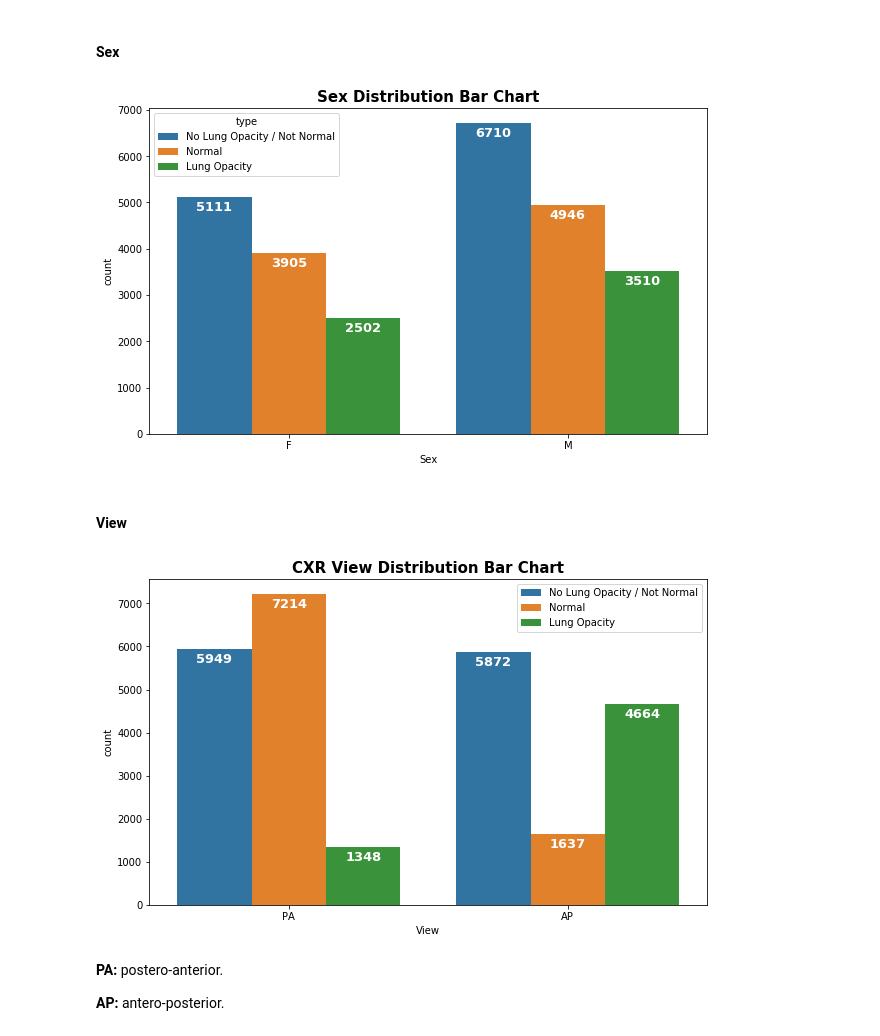
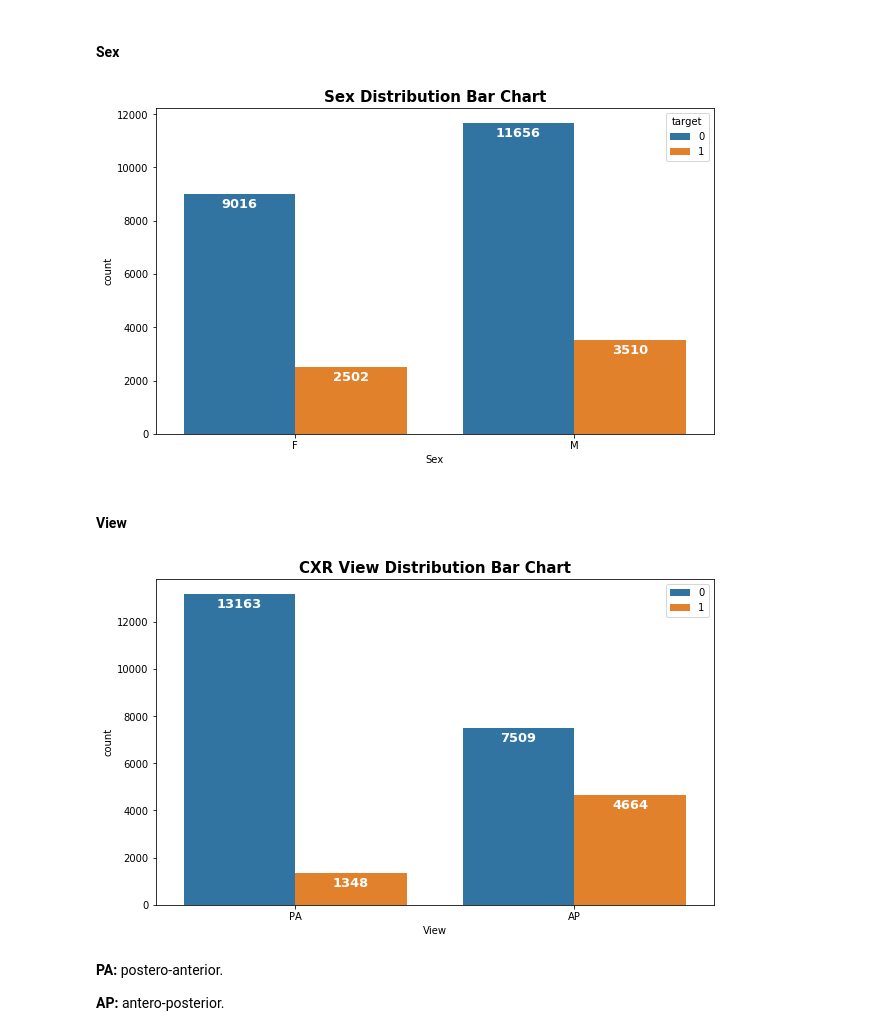
Before and after one commit to EiroaMD/final_project_IH_pneumonia, a Jupyter notebook: 3_EDA.ipynb, the cells around one changed output. Drawn from its saved outputs; the diff is of its cells as text; code cells hidden in the pictures.

```diff
--- a/3_EDA.ipynb
+++ b/3_EDA.ipynb
@@ -346,7 +354,7 @@ Two solutions that can be tried are the following:
 # %%
 plt.figure(figsize=(10,6))
 
-sex_bar = sns.countplot('sex', data=labels, hue='type')
+sex_bar = sns.countplot('sex', data=labels, hue='target')
 for p in sex_bar.patches:
     sex_bar.annotate(format(p.get_height()),
                 (p.get_x() + p.get_width() / 2., p.get_height()),
@@ -361,29 +369,29 @@ plt.title('Sex Distribution' + ' Bar Chart', fontsize=15, fontweight=700)
 
 plt.show()
 # %% [output]
-[figure, old version]
+[figure, new version]
 # %% [markdown]
 #### View
 # %%
 plt.figure(figsize=(10,6))
 
-view_bar = sns.countplot('view', data=labels, hue='type')
+view_bar = sns.countplot('view', data=labels, hue='target')
 for p in view_bar.patches:
     view_bar.annotate(format(p.get_height()),
                 (p.get_x() + p.get_width() / 2., p.get_height()),
                 ha = 'center', va = 'center',
                 xytext = (0, -10),
                 textcoords = 'offset points',
                 fontsize=13,
                 fontweight=800,
                 color='white')
 plt.legend(loc=0)
 plt.xlabel('View')
 plt.title('CXR View Distribution' + ' Bar Chart', fontsize=15, fontweight=700)
 
 plt.show()
 # %% [output]
-[figure, old version]
+[figure, new version]
 # %% [markdown]
 **PA:** postero-anterior.
 
```
Also changed, not shown: parts of 10 cells of this notebook, 9 other files.
